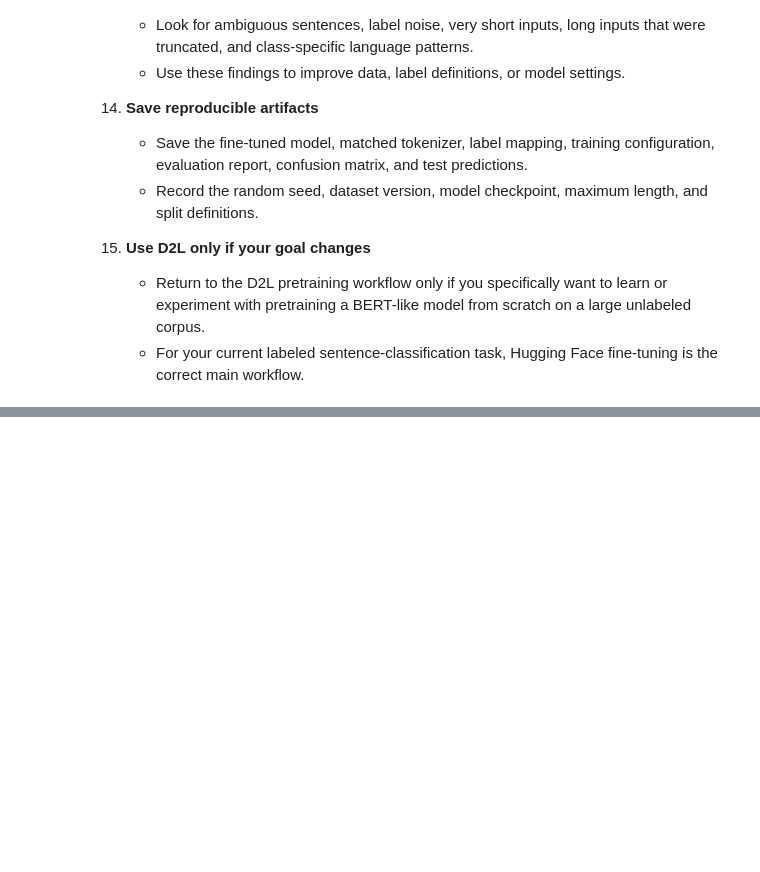
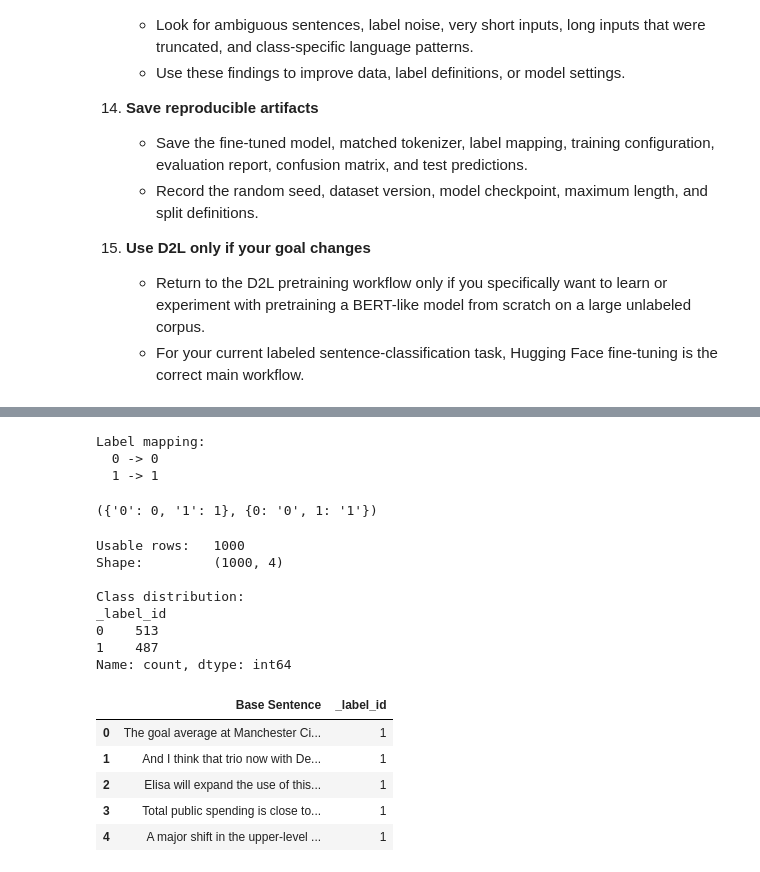
Before and after one commit to ufdatastudio/predictions, a Jupyter notebook: notebook_experiments/tutorial-text_classification_hf_d2l-tolsa_m.ipynb, the cells around one changed output, grey strips where cells are left out. Saved outputs shown, nothing was run; the diff lists cells and outputs as text; code cells hidden in the pictures; blank space fills up the shorter version.

```diff
--- a/notebook_experiments/tutorial-text_classification_hf_d2l-tolsa_m.ipynb
+++ b/notebook_experiments/tutorial-text_classification_hf_d2l-tolsa_m.ipynb
@@ -81,0 +329,37 @@
+# %%
+def create_label_mapping(df, label_column):
+    """Create BERT-compatible integer IDs for exactly two labels."""
+    unique_labels = sorted(df[label_column].unique().tolist())
+
+    if len(unique_labels) != 2:
+        raise ValueError(
+            "This pipeline currently supports binary classification only. "
+            f"Found {len(unique_labels)} labels: {unique_labels}"
+        )
+
+    label_to_id = {
+        label: index
+        for index, label in enumerate(unique_labels)
+    }
+
+    id_to_label = {
+        index: label
+        for label, index in label_to_id.items()
+    }
+
+    print("\nLabel mapping:")
+    for label, label_id in label_to_id.items():
+        print(f"  {label_id} -> {label}")
+
+    return label_to_id, id_to_label
+# %%
+label_to_id, id_to_label = create_label_mapping(
+    df=df,
+    label_column=label_column,
+)
+label_to_id, id_to_label
+# %% [output]
+Label mapping:
+  0 -> 0
+  1 -> 1
+({'0': 0, '1': 1}, {0: '0', 1: '1'})
@@ -81,0 +373,26 @@
+# %%
+label_id_column = "_label_id"
+df[label_id_column] = df[label_column].map(label_to_id).astype(int)
+
+print(f"Usable rows:   {len(df)}")
+print(f"Shape:         {df.shape}")
+
+print("\nClass distribution:")
+print(df[label_id_column].value_counts())
+
+df[[text_column, label_id_column]].head(5)
+# %% [output]
+Usable rows:   1000
+Shape:         (1000, 4)
+
+Class distribution:
+_label_id
+0    513
+1    487
+Name: count, dtype: int64
+|  | Base Sentence | _label_id |
+| 0 | The goal average at Manchester Ci... | 1 |
+| 1 | And I think that trio now with De... | 1 |
+| 2 | Elisa will expand the use of this... | 1 |
+| 3 | Total public spending is close to... | 1 |
+| 4 | A major shift in the upper-level ... | 1 |
```
Also changed, not shown: parts of 59 cells of this notebook, 2 other files.
